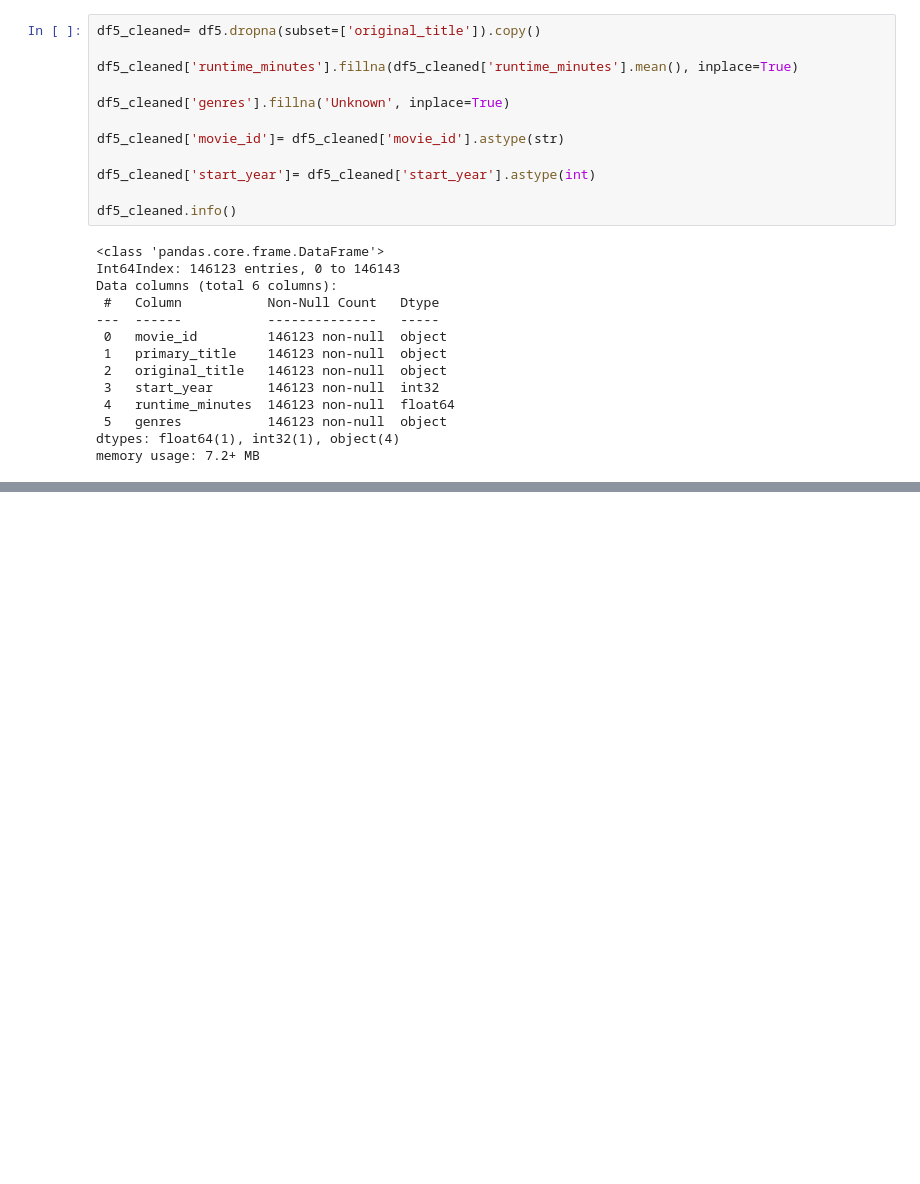
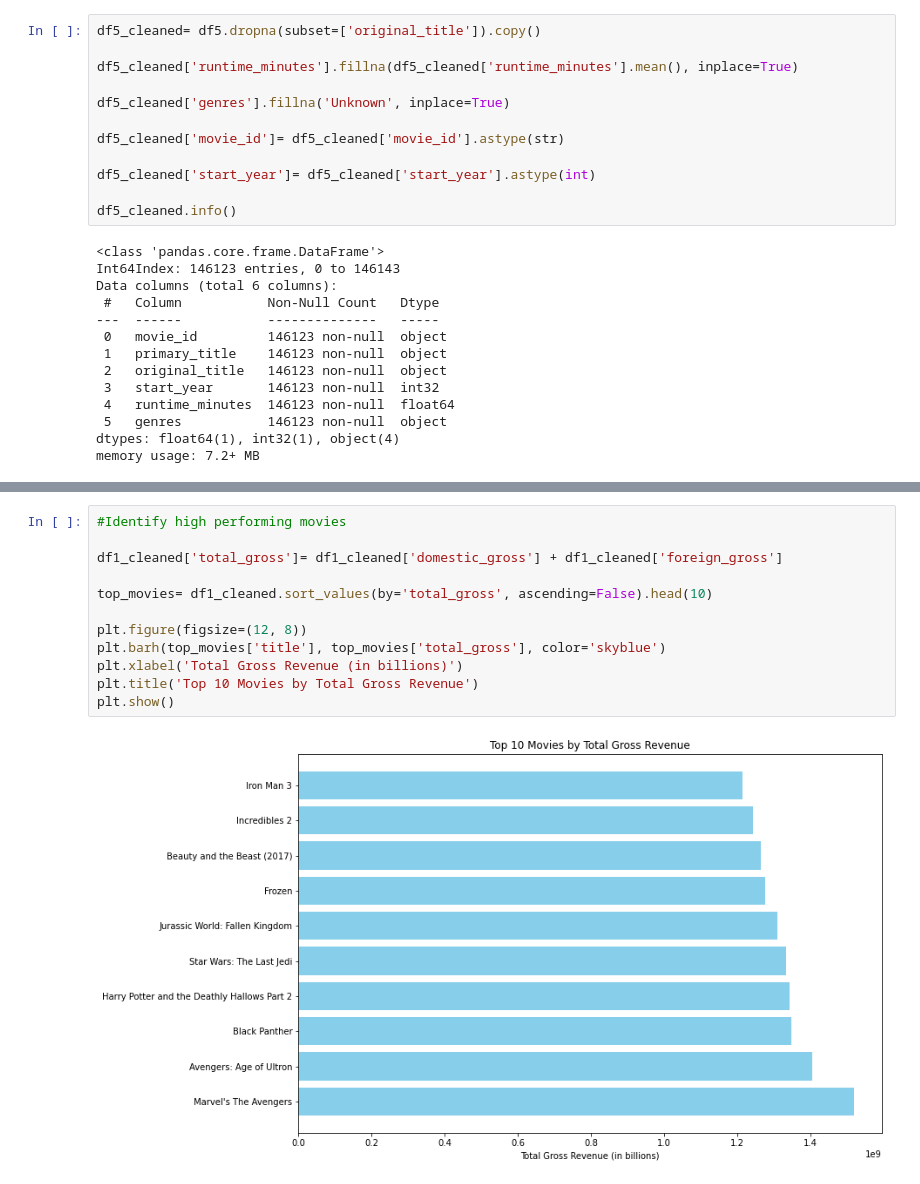
Before and after one commit to DrJeremyNgugi/Phase1project, a Jupyter notebook: Phase1Project.ipynb, the cells around one changed output, grey strips where cells are left out. Drawn from its saved outputs; the diff is of its cells as text; blank space fills up the shorter version.

```diff
--- a/Phase1Project.ipynb
+++ b/Phase1Project.ipynb
@@ -380,0 +413,14 @@ memory usage: 7.2+ MB
+# %%
+#Identify high performing movies
+
+df1_cleaned['total_gross']= df1_cleaned['domestic_gross'] + df1_cleaned['foreign_gross']
+
+top_movies= df1_cleaned.sort_values(by='total_gross', ascending=False).head(10)
+
+plt.figure(figsize=(12, 8))
+plt.barh(top_movies['title'], top_movies['total_gross'], color='skyblue')
+plt.xlabel('Total Gross Revenue (in billions)')
+plt.title('Top 10 Movies by Total Gross Revenue')
+plt.show()
+# %% [output]
+[figure, added]
```
Also changed, not shown: parts of 11 cells of this notebook.
